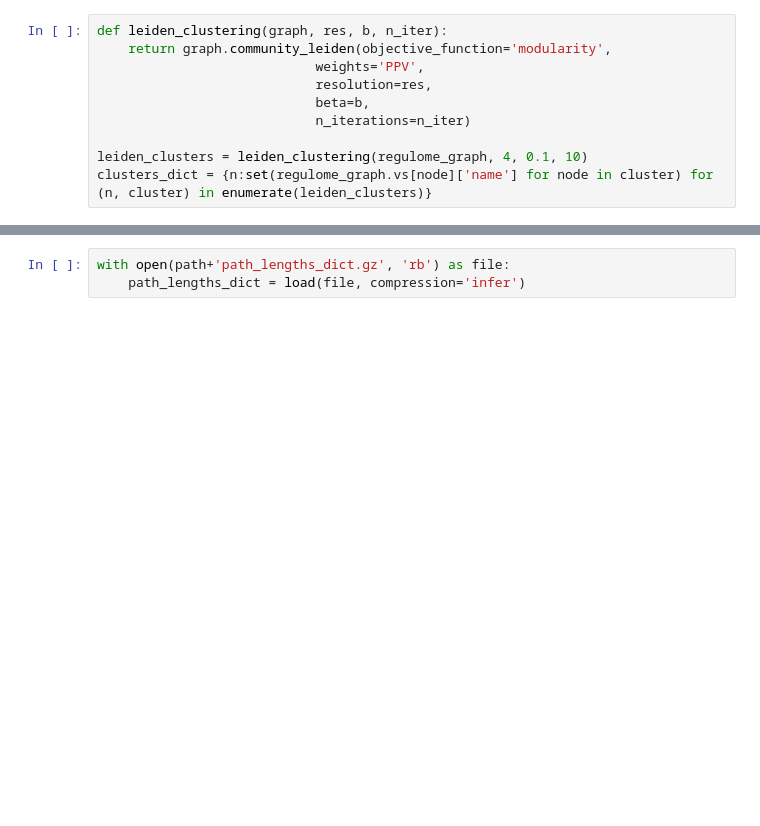
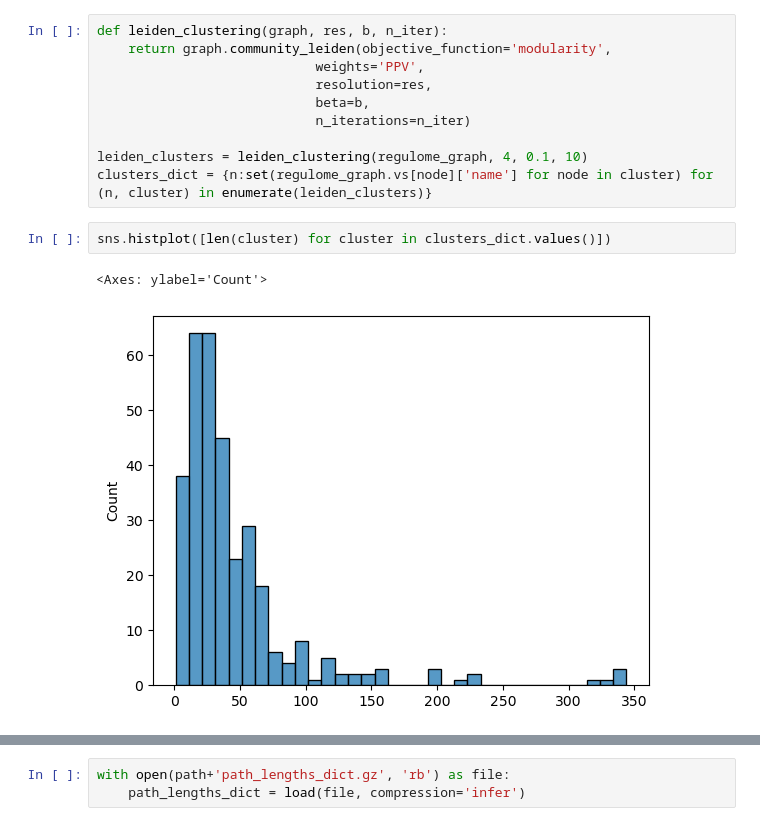
Before and after one commit to ViHoller/regulomeClustering, a Jupyter notebook: regulome_clustering_c_means.ipynb, the cells around one changed output, grey strips where cells are left out. Saved outputs shown, nothing was run; the diff lists cells and outputs as text; blank space fills up the shorter version.

```diff
--- a/regulome_clustering_c_means.ipynb
+++ b/regulome_clustering_c_means.ipynb
@@ -56,6 +56,11 @@ def leiden_clustering(graph, res, b, n_iter):
 
 leiden_clusters = leiden_clustering(regulome_graph, 4, 0.1, 10)
 clusters_dict = {n:set(regulome_graph.vs[node]['name'] for node in cluster) for (n, cluster) in enumerate(leiden_clusters)}
+# %%
+sns.histplot([len(cluster) for cluster in clusters_dict.values()])
+# %% [output]
+<Axes: ylabel='Count'>
+[figure, added]
 # %%
 fig = sns.histplot(leiden_clusters.sizes())
 fig.set_title("Cluster size distribution of Leiden clusters")
```
Also changed, not shown: parts of 10 cells of this notebook.
